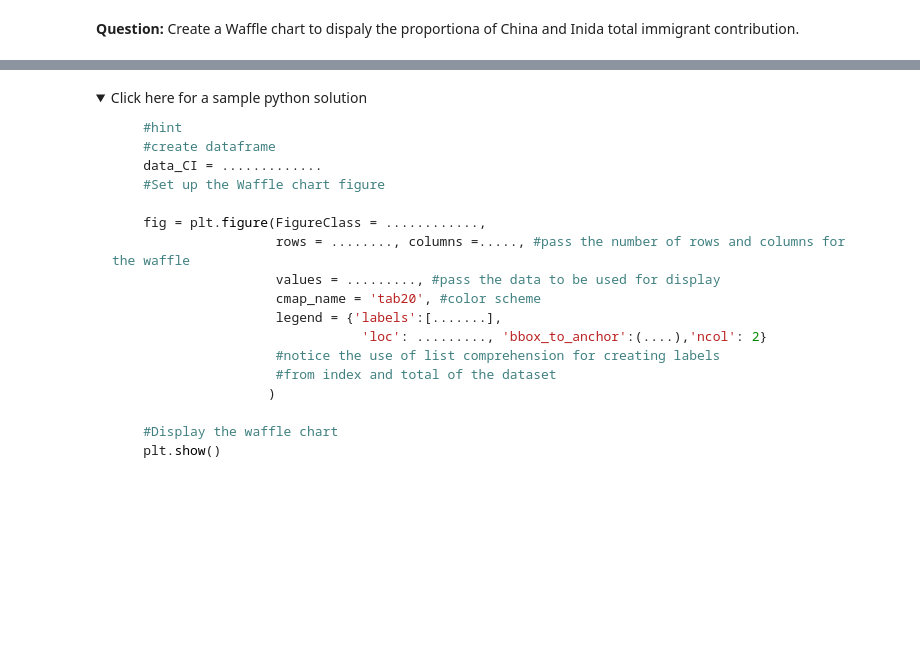
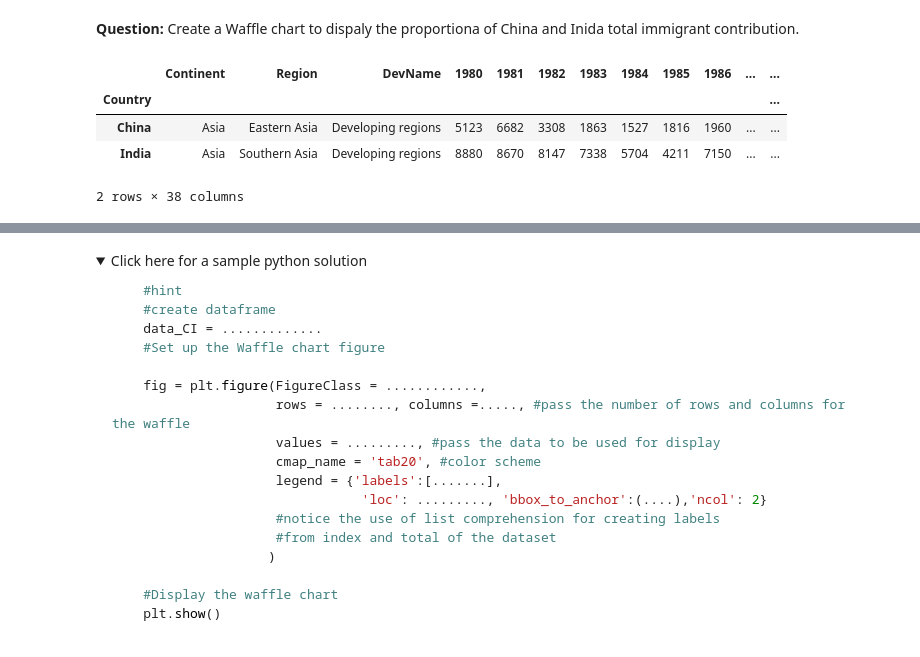
Before and after one commit to lovecode2020/Data_Visualization_with_Python, a Jupyter notebook: DV0101EN-Exercise-Waffle-Charts-Word-Clouds-and-Regression-Plots.ipynb, the cells around one changed output, grey strips where cells are left out. Drawn from its saved outputs; the diff is of its cells as text; code cells hidden in the pictures; folded sections open; blank space fills up the shorter version.

```diff
--- a/DV0101EN-Exercise-Waffle-Charts-Word-Clouds-and-Regression-Plots.ipynb
+++ b/DV0101EN-Exercise-Waffle-Charts-Word-Clouds-and-Regression-Plots.ipynb
@@ -391,2 +509,11 @@ plt.show()
 # %% [markdown]
 **Question:** Create a Waffle chart to dispaly the proportiona of China and Inida total immigrant contribution.
+# %%
+data_CI = df_can.loc[['China','India'],:]
+data_CI.head()
+# %% [output]
+|  | Continent | Region | DevName | 1980 | 1981 | 1982 | 1983 | 1984 | 1985 | 1986 | ... | ... |
+| Country |  |  |  |  |  |  |  |  |  |  |  | ... |
+| China | Asia | Eastern Asia | Developing regions | 5123 | 6682 | 3308 | 1863 | 1527 | 1816 | 1960 | ... | ... |
+| India | Asia | Southern Asia | Developing regions | 8880 | 8670 | 8147 | 7338 | 5704 | 4211 | 7150 | ... | ... |
+2 rows × 38 columns
```
Also changed, not shown: parts of 50 cells of this notebook.
